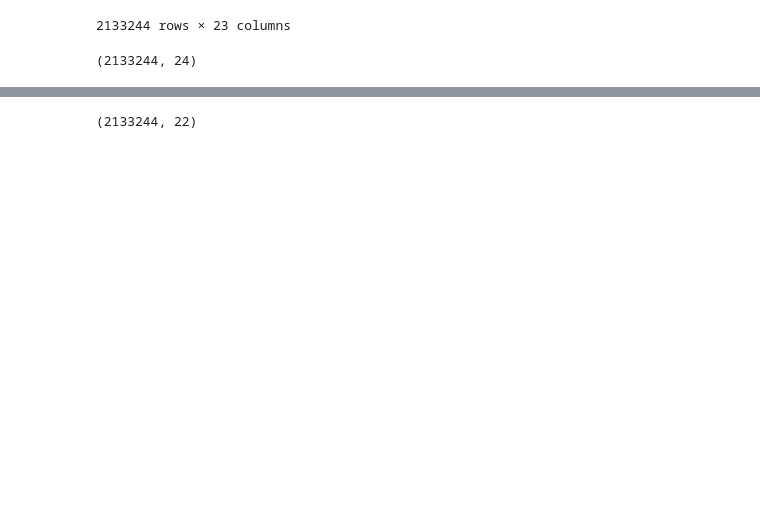
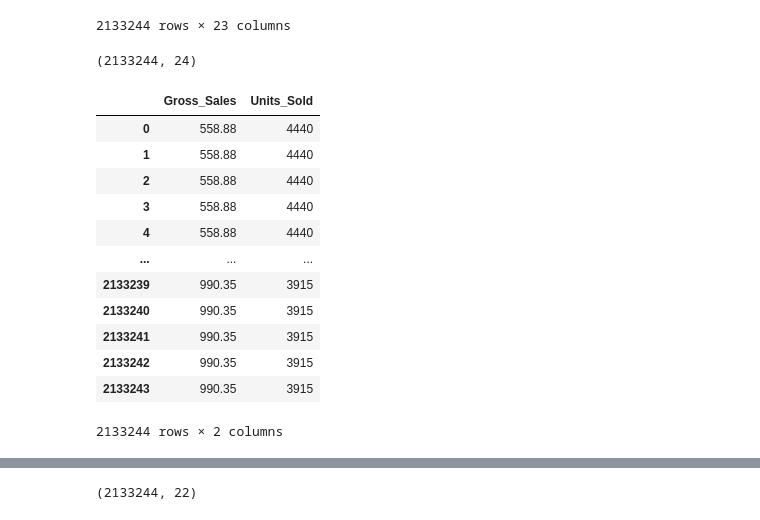
Before and after one commit to fountainhead-2207/DS102, a Jupyter notebook: notebooks/FE_1.ipynb, the cells around one changed output, grey strips where cells are left out. Drawn from its saved outputs; the diff is of its cells as text; code cells hidden in the pictures; blank space fills up the shorter version.

```diff
--- a/notebooks/FE_1.ipynb
+++ b/notebooks/FE_1.ipynb
@@ -82,3 +82,19 @@ df.drop(columns='Publisher_Revenue')
 df.shape
 # %% [output]
 (2133244, 24)
+# %%
+df[['Gross_Sales','Units_Sold']]
+# %% [output]
+|  | Gross_Sales | Units_Sold |
+| 0 | 558.88 | 4440 |
+| 1 | 558.88 | 4440 |
+| 2 | 558.88 | 4440 |
+| 3 | 558.88 | 4440 |
+| 4 | 558.88 | 4440 |
+| ... | ... | ... |
+| 2133239 | 990.35 | 3915 |
+| 2133240 | 990.35 | 3915 |
+| 2133241 | 990.35 | 3915 |
+| 2133242 | 990.35 | 3915 |
+| 2133243 | 990.35 | 3915 |
+2133244 rows × 2 columns
```
Also changed, not shown: parts of 12 cells of this notebook, 2 other files.
